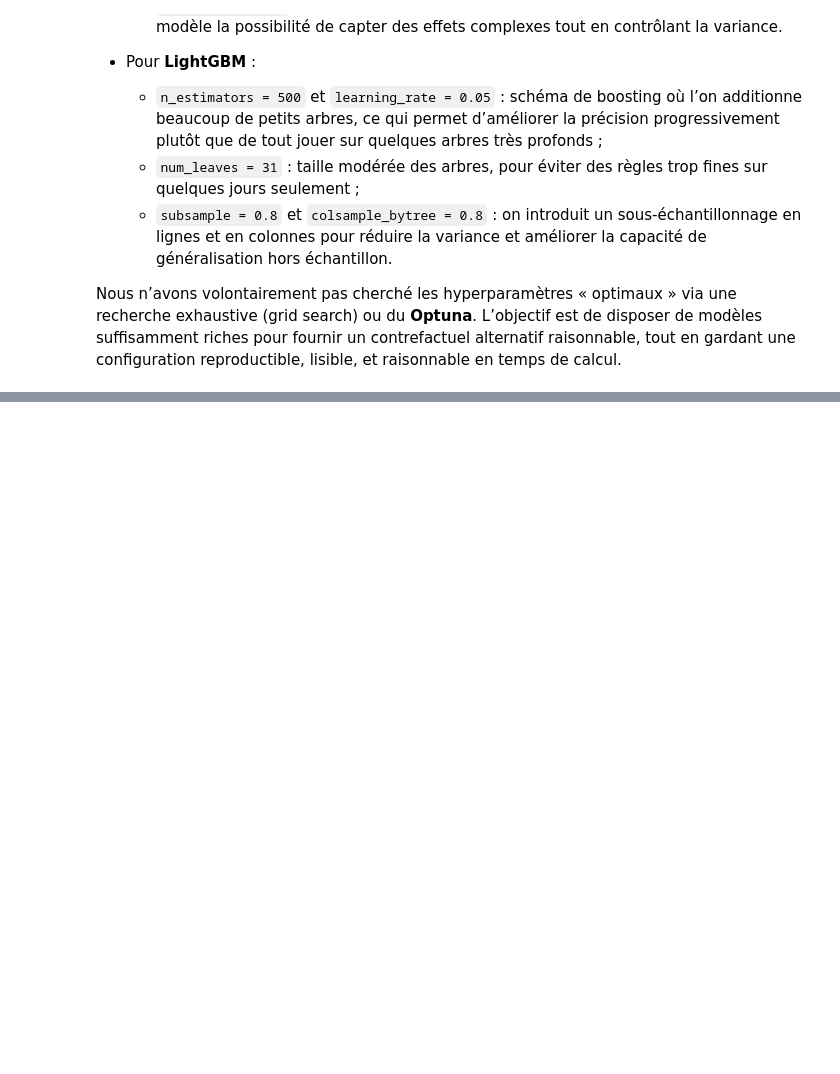
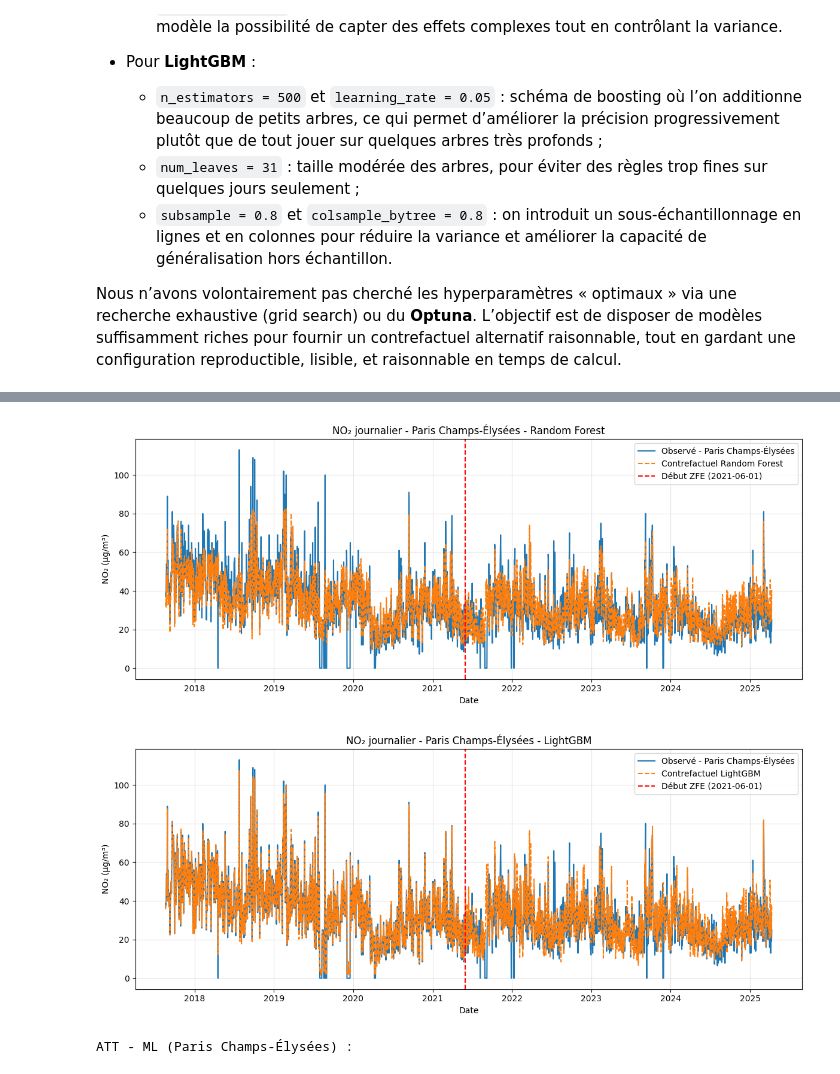
Before and after one commit to pasilvente/project_python_for_data_science_at_ENSAE_ZFE_ML_SCM, a Jupyter notebook: rapport_zfe.ipynb, the cells around one changed output, grey strips where cells are left out. Cells and saved outputs as stored; diff of their text form; code cells hidden in the pictures; blank space fills up the shorter version.

```diff
--- a/rapport_zfe.ipynb
+++ b/rapport_zfe.ipynb
@@ -1365,0 +1571,77 @@ une recherche exhaustive (grid search) ou du **Optuna**. L’objectif est de dis
+# %%
+# ML pour Paris Champs-Elysées
+
+paris_target_ml = pd.read_csv(DATA_DIR / "pollution_paris_no2_daily_imputed.csv")
+donors_paris_ml = pd.read_csv(DATA_DIR / "no2_donors_paris_daily_imputed.csv")
+
+for df in (paris_target_ml, donors_paris_ml):
+    df["date"] = pd.to_datetime(df["date"])
+
+# Station traitée = Paris Champs-Élysées
+treated_id_par = "FR04031"
+zfe_start_par = pd.Timestamp("2021-06-01")  # début ZFE Paris intra-muros
+
+# Ajustement des modèles ML
+dates_par_ml, y_par_ml, synth_par_ml, models_par = fit_ml_counterfactual_daily(
+    treated_daily=paris_target_ml,
+    donors_daily=donors_paris_ml,
+    treated_id=treated_id_par,
+    treatment_start=zfe_start_par,
+    random_state=0,
+)
+
+# R² pré-traitement
+pre_mask_par = dates_par_ml < zfe_start_par
+
+print("R² pré-traitement - Paris Champs-Élysées")
+for name, y_hat in synth_par_ml.items():
+    r2_pre = r2_score(y_par_ml[pre_mask_par], y_hat[pre_mask_par])
+    print(f"  {name.upper():>5} : R² = {r2_pre:.3f}")
+
+# Graphiques séparés RF / LGBM
+for name, title in [("rf", "Random Forest"), ("lgbm", "LightGBM")]:
+    if name not in synth_par_ml:
+        continue
+
+    plt.figure(figsize=(12, 5))
+    plt.plot(
+        dates_par_ml,
+        y_par_ml,
+        label="Observé - Paris Champs-Élysées",
+        linewidth=1.5,
+    )
+    plt.plot(
+        dates_par_ml,
+        synth_par_ml[name],
+        label=f"Contrefactuel {title}",
+        linewidth=1.5,
+        linestyle="--",
+    )
+    plt.axvline(
+        zfe_start_par,
+        color="red",
+        linestyle="--",
+        label=f"Début ZFE ({zfe_start_par.date()})",
+    )
+    plt.title("NO₂ journalier - Paris Champs-Élysées - " + title)
+    plt.xlabel("Date")
+    plt.ylabel("NO₂ (µg/m³)")
+    plt.legend()
+    plt.grid(alpha=0.3)
+    plt.tight_layout()
+    plt.show()
+
+# Calcul des ATT (pré / post / post hors Covid)
+
+att_paris_ml = compute_att_summary(
+    dates=dates_par_ml,
+    y_treated=y_par_ml,
+    synthetic_dict=synth_par_ml,
+    treatment_start=zfe_start_par,
+    covid_start=covid_start,
+    covid_end=covid_end,
+)
+
+print("ATT - ML (Paris Champs-Élysées) :")
+display(att_paris_ml)
+# %% [output]
@@ -1365,0 +1656,3 @@ une recherche exhaustive (grid search) ou du **Optuna**. L’objectif est de dis
+[figure, added]
+[figure, added]
+ATT - ML (Paris Champs-Élysées) :
```
Also changed, not shown: parts of 11 cells of this notebook, 2 other files.
